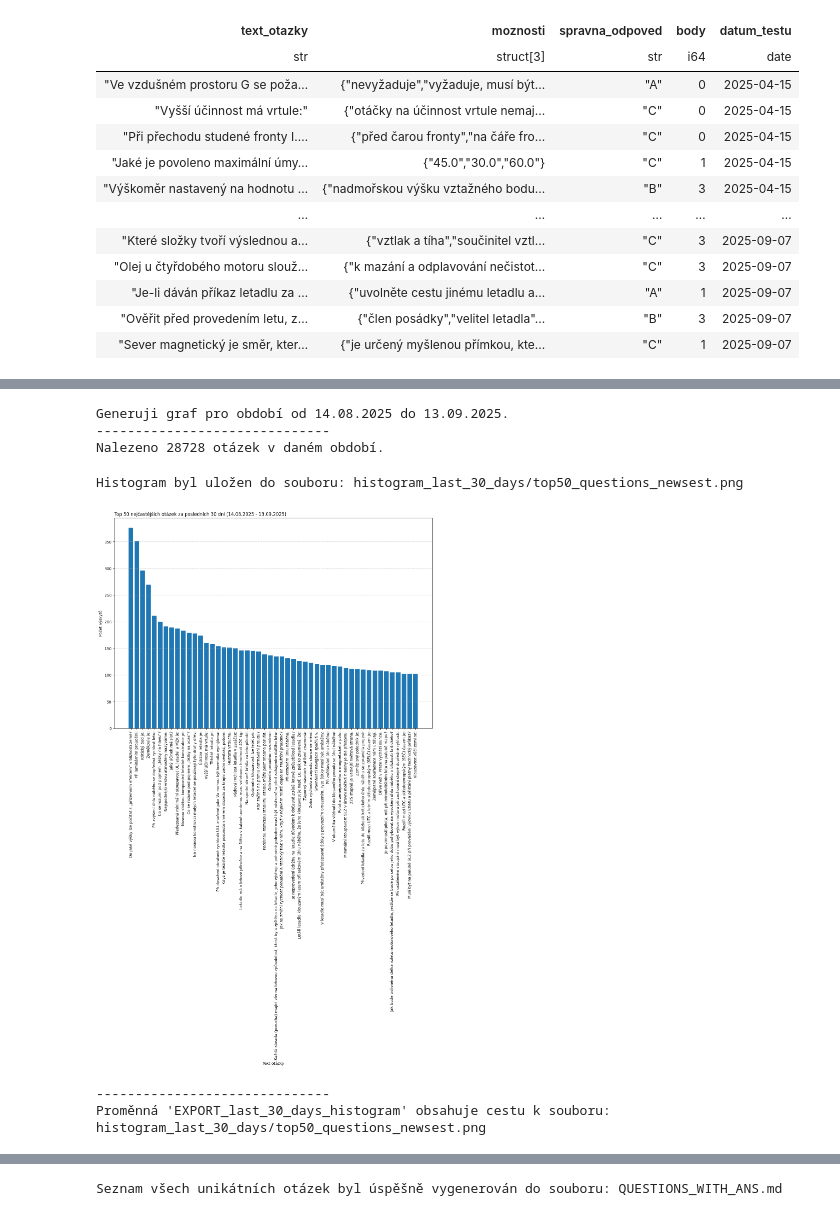
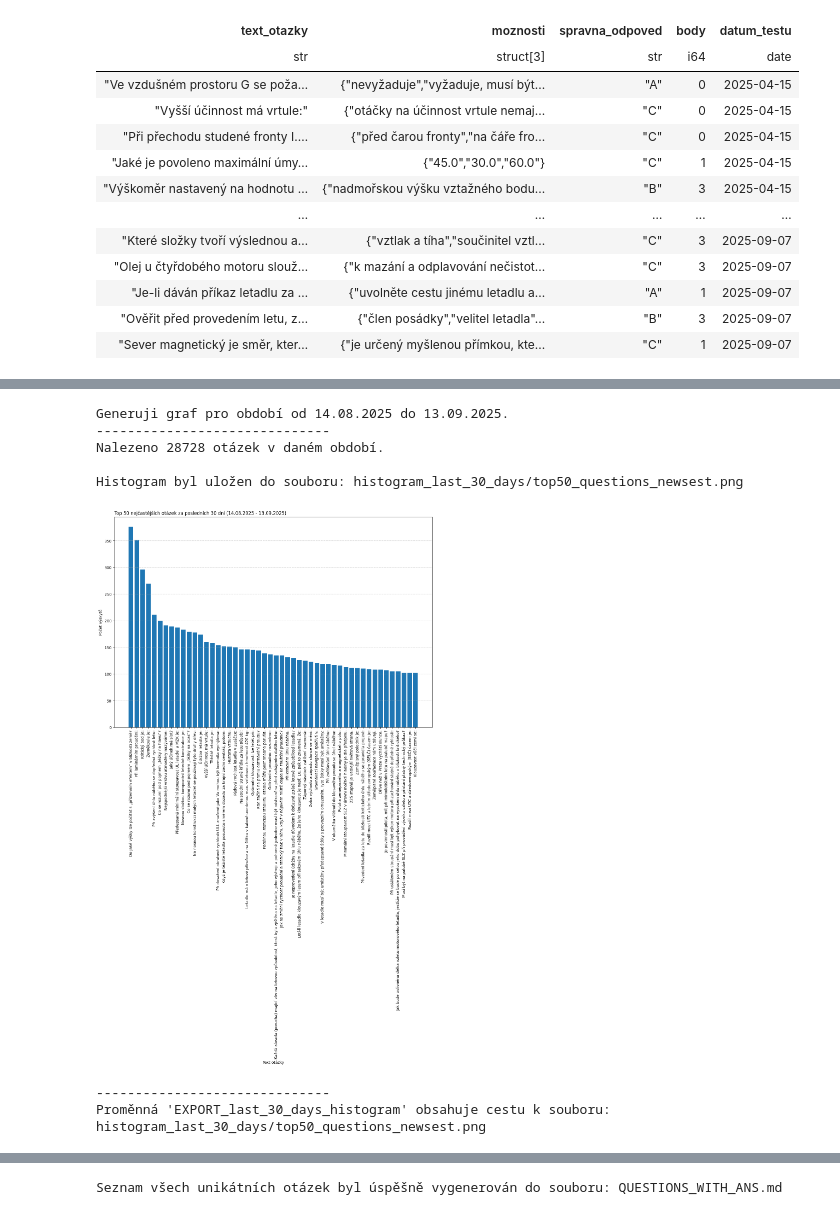
Before and after one commit to vlccek/ull-questions, a Jupyter notebook: question_anal.py.ipynb, the cells around one changed output, grey strips where cells are left out. Drawn from its saved outputs; the diff is of its cells as text; code cells hidden in the pictures.

```diff
--- a/question_anal.py.ipynb
+++ b/question_anal.py.ipynb
@@ -638,40 +639,40 @@ if 'df' in locals() and df is not None and len(df) > 0:
         plt.xlabel("Text otázky")
         plt.ylabel("Počet výskytů")
         plt.xticks(rotation=90)
 
         plt.title(f"Top {len(question_counts)} nejčastějších otázek za posledních 30 dní ({start_date_str} - {today_str})", loc='left')
 
         plt.grid(axis='y', linestyle='--', alpha=0.7)
-        plt.tight_layout()
 
         # Uložení grafu do souboru
-        plt.savefig(filename)
+        plt.savefig(filename, bbox_inches='tight')
         print(f"\nHistogram byl uložen do souboru: {filename}")
 
         # Zobrazení grafu
         plt.show()
 
     else:
         print("V posledních 30 dnech nebyla nalezena žádná data pro generování histogramu.")
 else:
     print("DataFrame 'df' neexistuje nebo je prázdný. Nejprve spusťte buňku pro načtení dat.")
 
 # Na konci vypíšeme obsah proměnné pro kontrolu
 print("-" * 30)
 if EXPORT_last_30_days_histogram:
     print(f"Proměnná 'EXPORT_last_30_days_histogram' obsahuje cestu k souboru:")
     print(EXPORT_last_30_days_histogram)
 else:
     print("Proměnná 'EXPORT_last_30_days_histogram' je prázdná, protože nebyl vygenerován žádný graf.")
 # %% [output]
 Generuji graf pro období od 14.08.2025 do 13.09.2025.
 ------------------------------
 Nalezeno 28728 otázek v daném období.
+
+Histogram byl uložen do souboru: histogram_last_30_days/top50_questions_newsest.png
+[figure, new version]
-Histogram byl uložen do souboru: histogram_last_30_days/top50_questions_newsest.png
+------------------------------
+Proměnná 'EXPORT_last_30_days_histogram' obsahuje cestu k souboru:
+histogram_last_30_days/top50_questions_newsest.png
-[figure, old version]
-------------------------------
-Proměnná 'EXPORT_last_30_days_histogram' obsahuje cestu k souboru:
-histogram_last_30_days/top50_questions_newsest.png
 # %%
 import polars as pl
 import matplotlib.pyplot as plt
```
Also changed, not shown: parts of 9 cells of this notebook, 40 other files.
